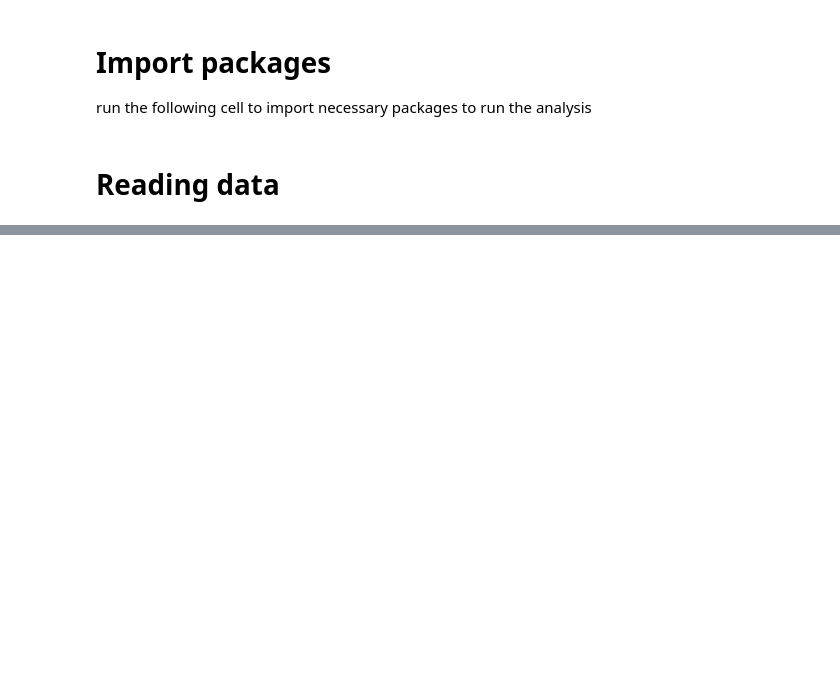
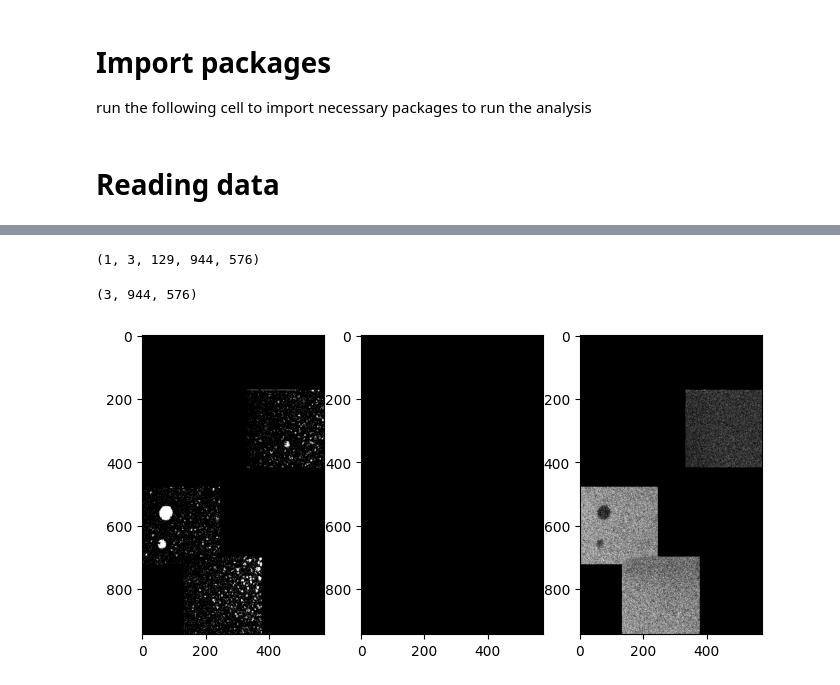
Before and after one commit to nunopimpaomartins/airyscan-czi-subset, a Jupyter notebook: notebooks/notebook_load_zarr_data.ipynb, the cells around one changed output, grey strips where cells are left out. Cells and saved outputs as stored; diff of their text form; code cells hidden in the pictures; blank space fills up the shorter version.

Commit message:
update to notebook to load image zarr image from zarr store

```diff
--- a/notebooks/notebook_load_zarr_data.ipynb
+++ b/notebooks/notebook_load_zarr_data.ipynb
@@ -31,0 +68,49 @@ attributes = zarr_file.root_attrs
+# %%
+resolution_level = 3
+# %%
+image_node = nodes[0]
+
+dask_data = image_node.data
+# print(len(dask_data))
+
+image_array = dask_data[resolution_level]
+print(image_array.shape)
+# %% [output]
+(1, 3, 129, 944, 576)
+# %%
+# image = image_array[0, 0, image_array.shape[2]//2, :, :]
+
+image = np.zeros((image_array.shape[1], image_array.shape[-2], image_array.shape[-1]), dtype=image_array.dtype)
+for chan in range(image_array.shape[1]):
+    image[chan] = image_array[0, chan, image_array.shape[2]//2, :, :]
+
+print(image.shape)
+# %% [output]
+(3, 944, 576)
+# %%
+plt.figure(figsize=(8,8))
+plt.subplot(1,3,1)
+plt.imshow(
+    image[0],
+    cmap='gray',
+    vmin=np.percentile(image[0], 1),
+    vmax=np.percentile(image[0], 99),
+)
+
+plt.subplot(1,3,2)
+plt.imshow(
+    image[1],
+    cmap='gray',
+    vmin=np.percentile(image[1], 1),
+    vmax=np.percentile(image[1], 99),
+)
+plt.subplot(1,3,3)
+plt.imshow(
+    image[2],
+    cmap='gray',
+    vmin=np.percentile(image[2], 1),
+    vmax=np.percentile(image[2], 99),
+)
+plt.show()
+# %% [output]
+[figure, added]
```
Also changed, not shown: parts of 6 cells of this notebook.
